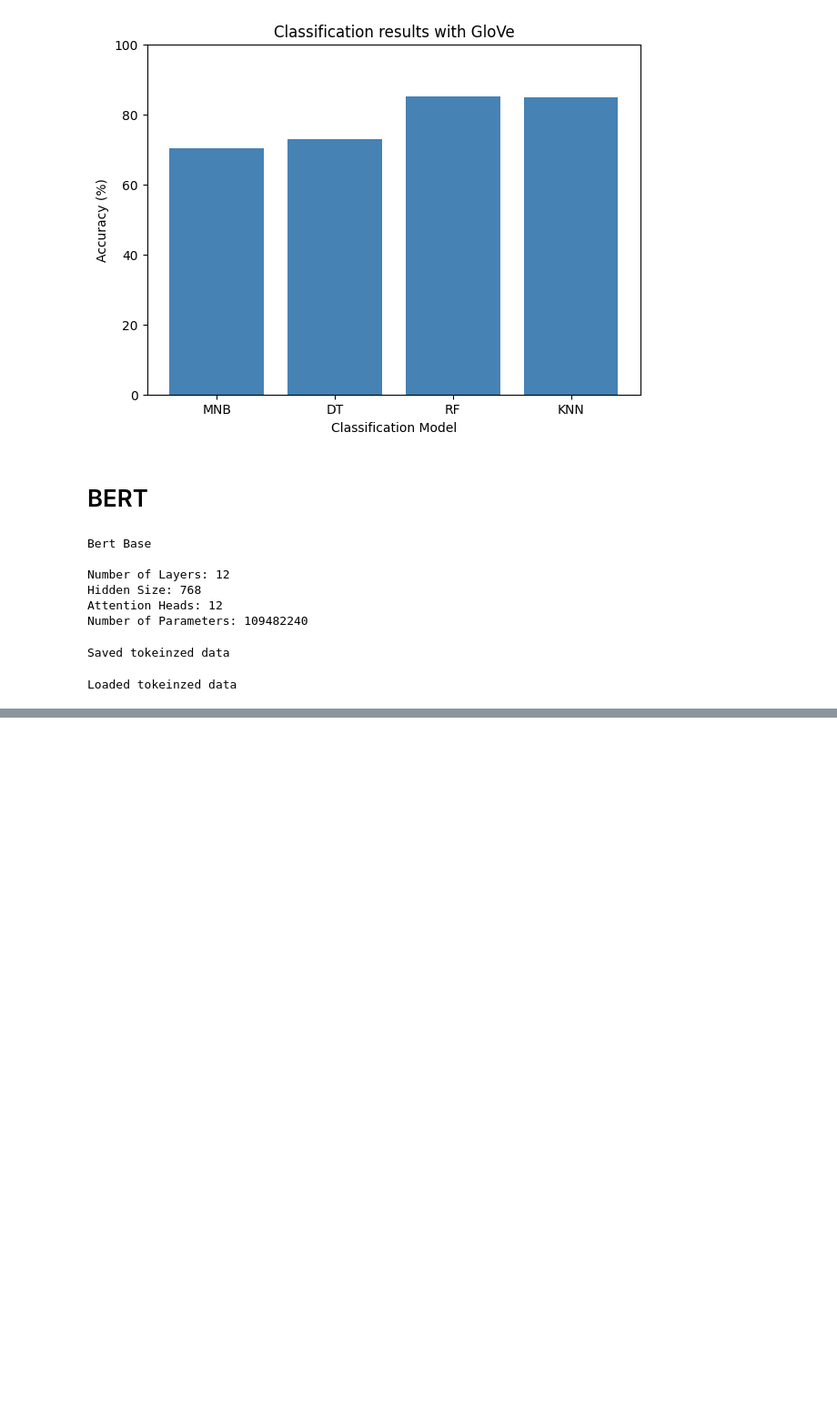
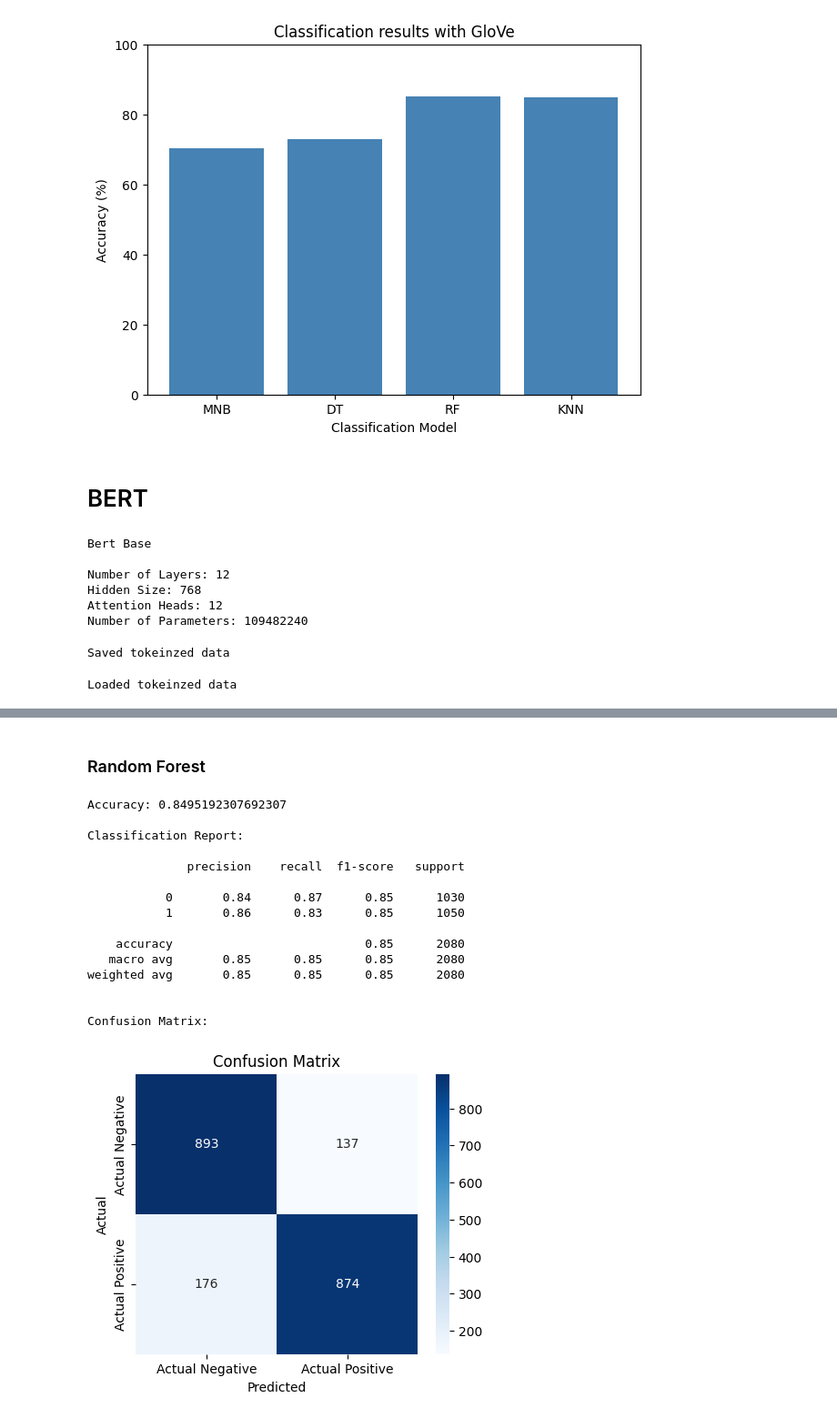
Before and after one commit to Shaz-5/fake-news-classification, a Jupyter notebook: Implementation/FakeBERT.ipynb, the cells around one changed output, grey strips where cells are left out. Shown at 91% size. Saved outputs shown, nothing was run; the diff lists cells and outputs as text; code cells hidden in the pictures; blank space fills up the shorter version.

```diff
--- a/Implementation/FakeBERT.ipynb
+++ b/Implementation/FakeBERT.ipynb
@@ -678,0 +756,22 @@ for tokens in tqdm(tokenized_data, desc='Embedding Sentences..'):
+# %% [markdown]
+### Random Forest
+# %%
+rf_bert = RandomForestClassifier()
+rf_bert_acc = train_model(rf_bert, X_train_bert, y_train_bert, X_test_bert, y_test_bert)
+# %% [output]
+Accuracy: 0.8495192307692307
+
+Classification Report:
+
+              precision    recall  f1-score   support
+
+           0       0.84      0.87      0.85      1030
+           1       0.86      0.83      0.85      1050
+
+    accuracy                           0.85      2080
+   macro avg       0.85      0.85      0.85      2080
+weighted avg       0.85      0.85      0.85      2080
+
+
+Confusion Matrix:
+[figure, added]
```
Also changed, not shown: parts of 18 cells of this notebook.
